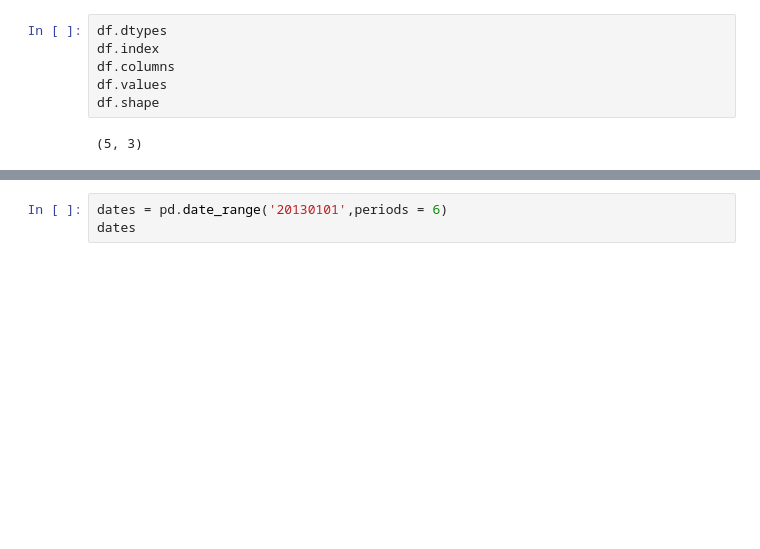
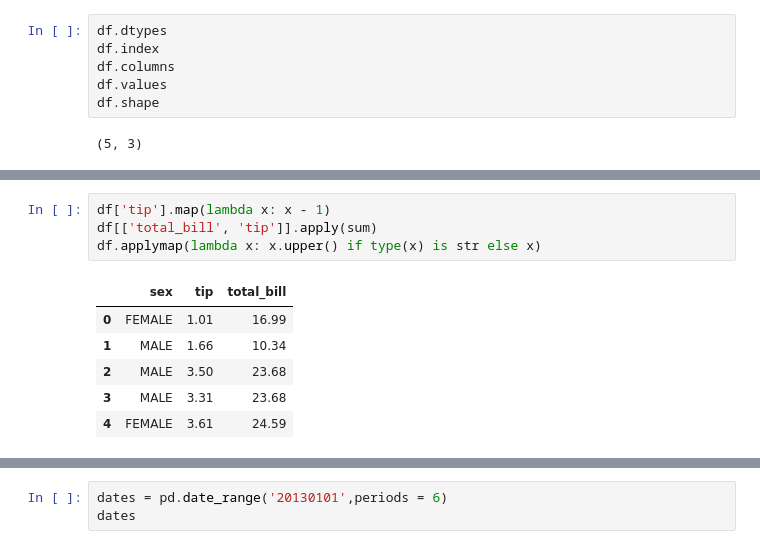
Before and after one commit to HK-Zhang/Corn, a Jupyter notebook: Py2book/Pandas.ipynb, the cells around one changed output, grey strips where cells are left out. Saved outputs shown, nothing was run; the diff lists cells and outputs as text; blank space fills up the shorter version.

```diff
--- a/Py2book/Pandas.ipynb
+++ b/Py2book/Pandas.ipynb
@@ -26,0 +244,11 @@ df.shape
+# %%
+df['tip'].map(lambda x: x - 1)
+df[['total_bill', 'tip']].apply(sum)
+df.applymap(lambda x: x.upper() if type(x) is str else x)
+# %% [output]
+|  | sex | tip | total_bill |
+| 0 | FEMALE | 1.01 | 16.99 |
+| 1 | MALE | 1.66 | 10.34 |
+| 2 | MALE | 3.50 | 23.68 |
+| 3 | MALE | 3.31 | 23.68 |
+| 4 | FEMALE | 3.61 | 24.59 |
```
Also changed, not shown: parts of 36 cells of this notebook.
